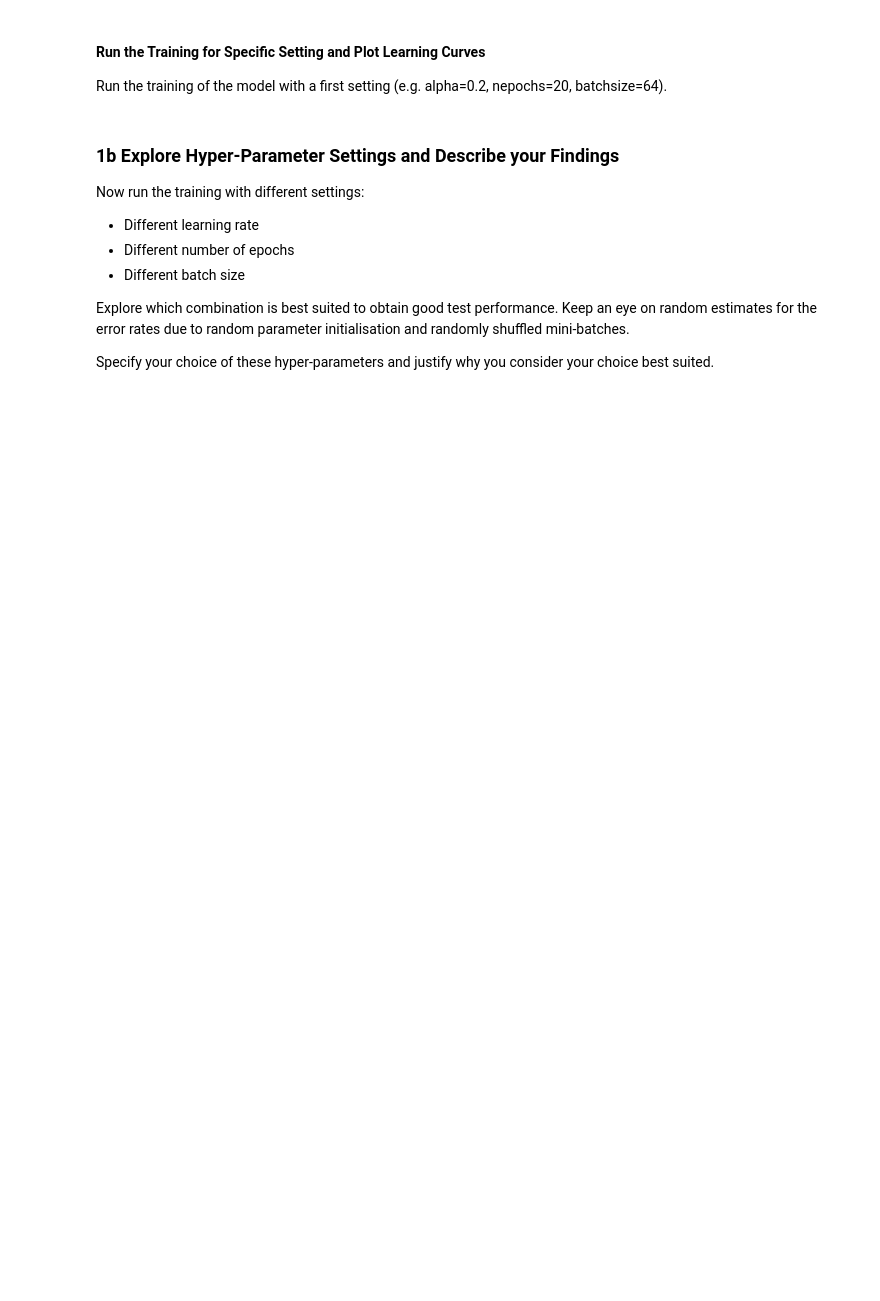
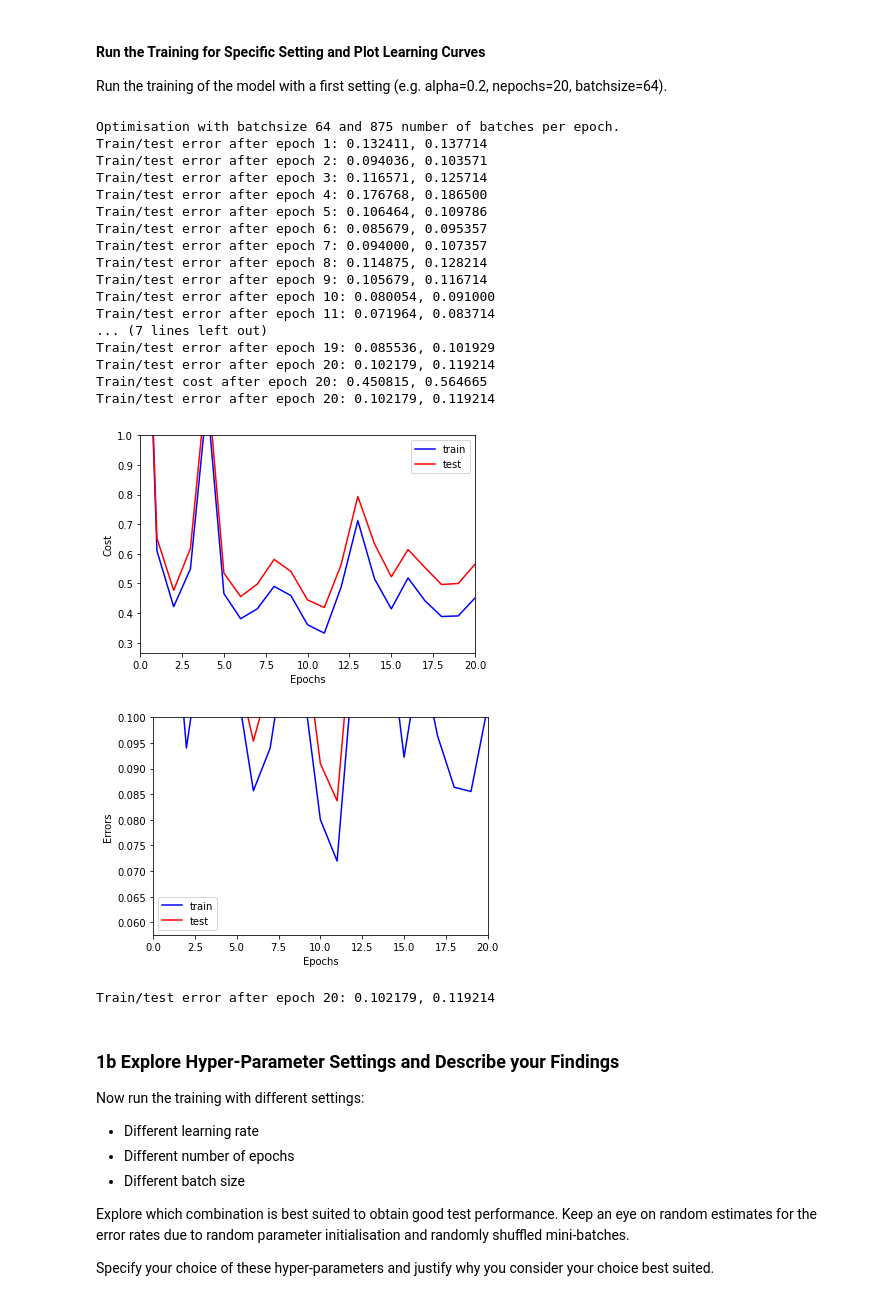
Before and after one commit to FabianGroeger96/mse-deep-learning, a Jupyter notebook: SW03/MNIST_classifier_softmax_stud.ipynb, the cells around one changed output. Drawn from its saved outputs; the diff is of its cells as text; code cells hidden in the pictures; blank space fills up the shorter version.

```diff
--- a/SW03/MNIST_classifier_softmax_stud.ipynb
+++ b/SW03/MNIST_classifier_softmax_stud.ipynb
@@ -459,7 +453,7 @@ class Metrics():
     def print_latest_costs(self):
         print ("Train/test cost after epoch %i: %f, %f" %(self.epochs[-1], self.train_costs_last[-1], self.test_costs_last[-1]))
 
-    def plot_cost_curves(self, ymin=None, ymax=None, smooth=True, logy=True):
+    def plot_cost_curves(self, ymin=None, ymax=None, smooth=True, logy=True, show=True):
         minvalue = 1e-5
         if logy:
             plt.semilogy(self.epochs, self.train_costs_last, "b-", label="train")
@@ -483,9 +477,10 @@ class Metrics():
             ymax = max(np.max(self.train_costs_last),np.max(self.test_costs_last)) * 1.2
         plt.axis([0,xmax,ymin,ymax])
         plt.legend()
-        plt.show()
+        if show:
+            plt.show()
 
-    def plot_error_curves(self, ymin=None, ymax=None, smooth=True, logy=True):
+    def plot_error_curves(self, ymin=None, ymax=None, smooth=True, logy=True, show=True):
         minvalue = 1e-5
         if logy:
             plt.semilogy(self.epochs, self.train_errors_last, "b-", label="train")
@@ -509,9 +504,10 @@ class Metrics():
             ymax = max(np.max(self.train_errors_last),np.max(self.test_errors_last)) * 1.2
         plt.axis([0,xmax,ymin,ymax])
         plt.legend()
-        plt.show()
+        if show:
+            plt.show()
 
-    def plot_stepsize_curves(self, ymin=None, ymax=None, smooth=True):
+    def plot_stepsize_curves(self, ymin=None, ymax=None, smooth=True, show=True):
         plt.semilogy(self.epochs, self.stepsize_w_last, label="dw")
         plt.semilogy(self.epochs, self.stepsize_b_last, label="db")
         if self.smooth and smooth:
@@ -526,7 +522,8 @@ class Metrics():
             ymax = max(np.max(self.stepsize_w_last),np.max(self.stepsize_b_last)) * 1.2
         plt.axis([0,xmax,ymin,ymax])
         plt.legend()
-        plt.show()
+        if show:
+            plt.show()
 # %% [markdown]
 In addition, we provide a utility class that allows to create mini-batches from the given dataset $(X,Y)$ with given batch size and initially shuffled.
 # %%
@@ -609,13 +606,21 @@ def optimize(W, b, x_train, y_train, x_test, y_test, nepochs, alpha, batchsize=3
         batches = MiniBatches(x_train, y_train, batchsize)
 
         ### START YOUR CODE ###
+        for b in range(batches.number_of_batches()):
 
+            xbatch, ybatch = batches.next()
 
+            pred = predict(W, b, xbatch)
+            grad = gradient(xbatch, ybatch, pred)
 
+            W -= alpha * grad['dW']
+            b -= alpha * grad['db']
 
-
-        metrics.update_iteration(....)
-
+        pred_train = predict(W, b, x_train)
+        pred_test = predict(W, b, x_test)
+        grad = gradient(x_train, y_train, pred_train)
+        metrics.update_iteration(pred_train, y_train, pred_test, y_test,
+                                 np.linalg.norm(grad['dW']), np.linalg.norm(grad['db']))
         ### END YOUR CODE ###
 
         metrics.update_epoch(i+1)
@@ -651,10 +656,8 @@ def initialize_params(nx, ny):
     b -- initialized bias vector of shape (ny,1)
     """
     ### START YOUR CODE ###
-
-
-
-
+    w = np.zeros((ny, nx))
+    b = np.zeros((ny, 1))
     ### END YOUR CODE ###
 
     return w, b
@@ -671,18 +680,36 @@ Run the training of the model with a first setting (e.g. alpha=0.2, nepochs=20,
 # %%
 W,b = initialize_params(28*28, 10)
 
 ### START YOUR CODE ###
-
-
-
-
-
-
+params, metrics = optimize(W, b, x_train, y_train, x_test, y_test,
+                           nepochs=20, alpha=0.2, batchsize=64,
+                           debug=True)
 ### END YOUR CODE ###
 
 metrics.plot_cost_curves(ymin=0.0, ymax=1.0,logy=False)
 metrics.plot_error_curves(ymin=0.0, ymax=0.1,logy=False)
 metrics.print_latest_errors()
+# %% [output]
+Optimisation with batchsize 64 and 875 number of batches per epoch.
+Train/test error after epoch 1: 0.132411, 0.137714
+Train/test error after epoch 2: 0.094036, 0.103571
+Train/test error after epoch 3: 0.116571, 0.125714
+Train/test error after epoch 4: 0.176768, 0.186500
+Train/test error after epoch 5: 0.106464, 0.109786
+Train/test error after epoch 6: 0.085679, 0.095357
+Train/test error after epoch 7: 0.094000, 0.107357
+Train/test error after epoch 8: 0.114875, 0.128214
+Train/test error after epoch 9: 0.105679, 0.116714
+Train/test error after epoch 10: 0.080054, 0.091000
+Train/test error after epoch 11: 0.071964, 0.083714
+... (7 lines left out)
+Train/test error after epoch 19: 0.085536, 0.101929
+Train/test error after epoch 20: 0.102179, 0.119214
+Train/test cost after epoch 20: 0.450815, 0.564665
+Train/test error after epoch 20: 0.102179, 0.119214
+[figure, added]
+[figure, added]
+Train/test error after epoch 20: 0.102179, 0.119214
 # %% [markdown]
 ### 1b Explore Hyper-Parameter Settings and Describe your Findings
 
```
Also changed, not shown: parts of 6 cells of this notebook.
